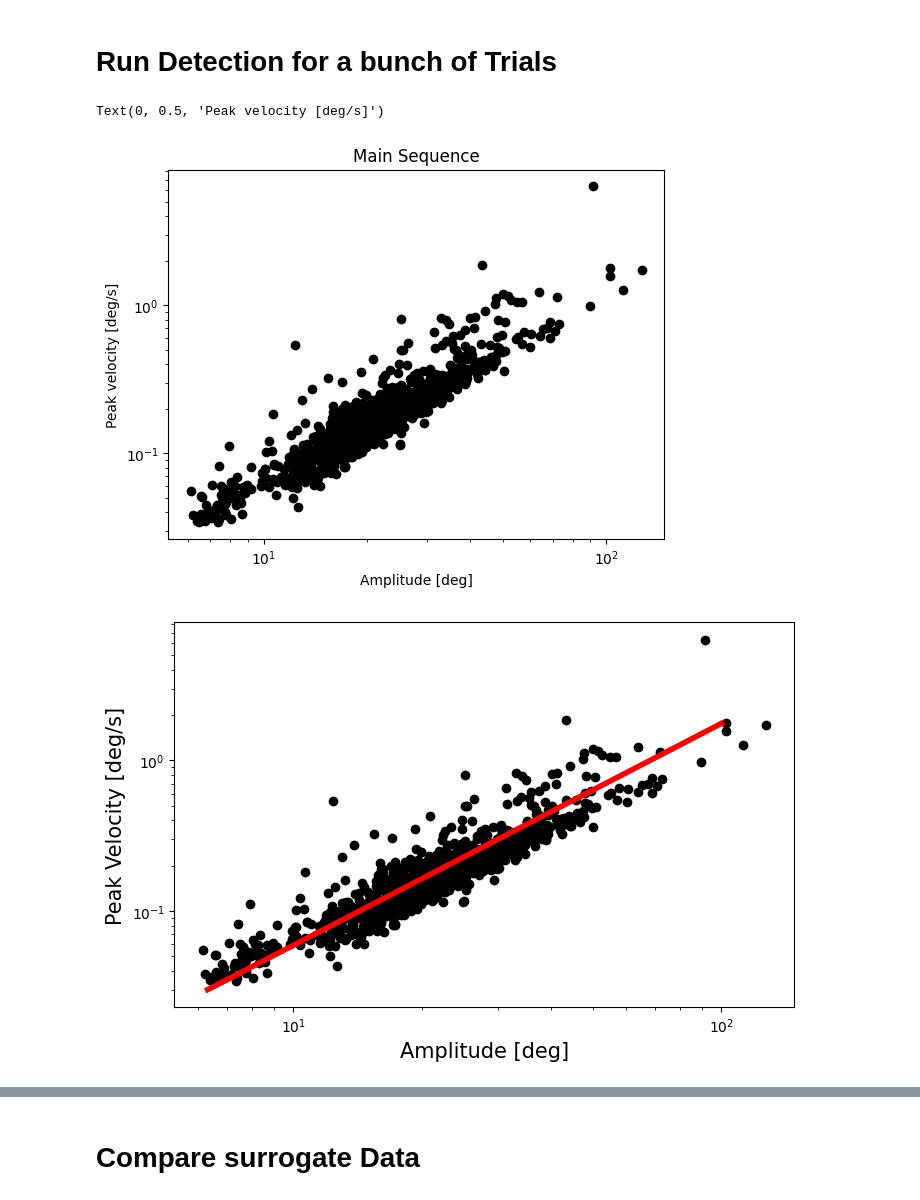
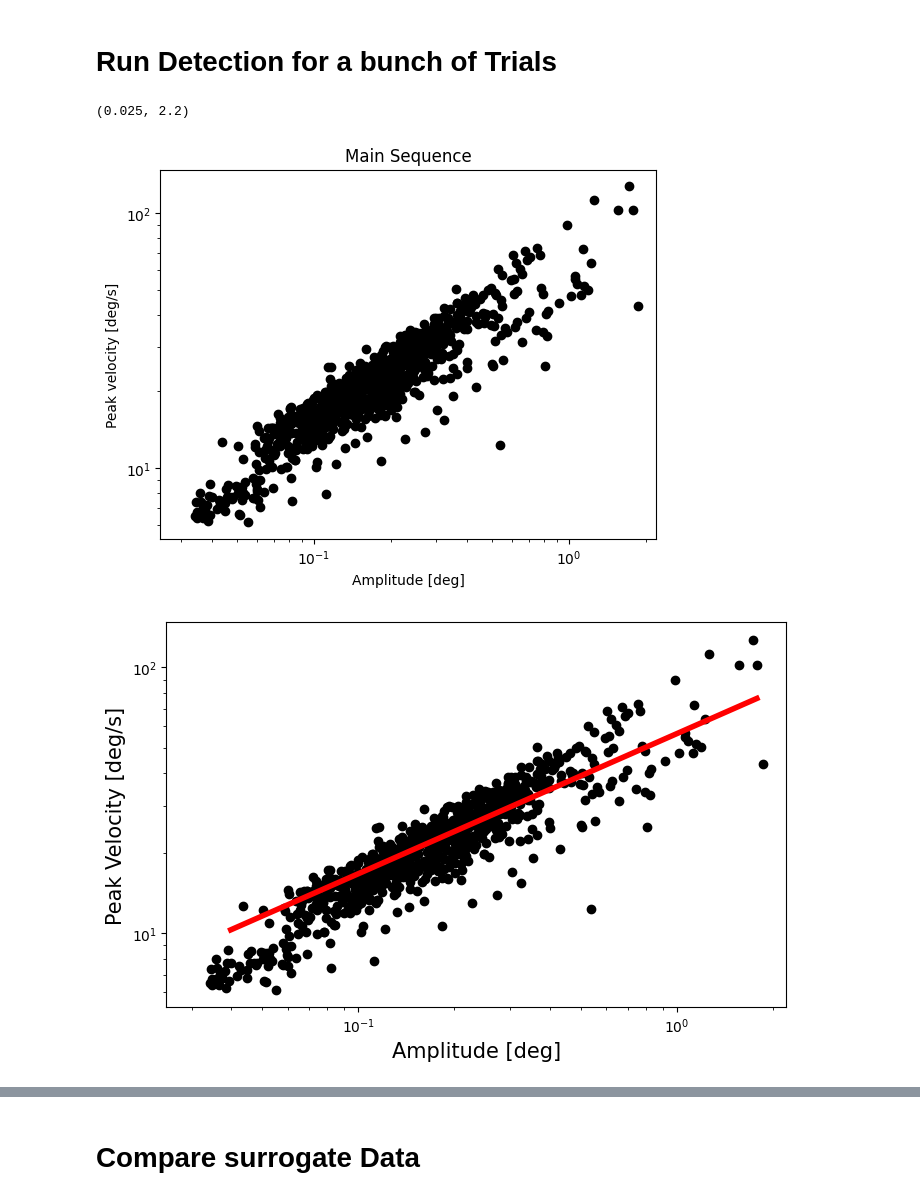
Before and after one commit to lschwetlick/EngbertMicrosaccadeToolbox, a Jupyter notebook: demo/demo.ipynb, the cells around one changed output, grey strips where cells are left out. Saved outputs shown, nothing was run; the diff lists cells and outputs as text; code cells hidden in the pictures.

Commit message:
edited\ demp\ (sacpar,\ lagdist,\ boxcount)

```diff
--- a/demo/demo.ipynb
+++ b/demo/demo.ipynb
@@ -132,8 +132,11 @@ for subj in range(1,6):
     ms_r, rad_r = microsac_detection.microsacc(right_eye)
     ms_l, rad_l = microsac_detection.microsacc(left_eye)
     bino, monol, monor = microsac_detection.binsacc(ms_r, ms_l)
+    tab = microsac_detection.sacpar(bino)
     bino = pd.DataFrame(bino, columns=["onset_l", "end_l", "peakvelocity_l", "horizontalcomponent_l", "verticalcomponent_l","horizontalamplitude_l", "verticalamplitude_l", "onset_r", "end_r", "peakvelocity_r", "horizontalcomponent_r", "verticalcomponent_r","horizontalamplitude_r", "verticalamplitude_r"])
     bino["subj"] = subj
+    bino["peakvel"] = np.array(tab)[:, 5]
+    bino["ampl"] = np.array(tab)[:, 8]
     all_list.append(bino)
 # %%
 all_df = pd.concat(all_list, axis=0, ignore_index=True)
@@ -142,15 +145,17 @@ all_df["peakvel"] = (all_df["peakvelocity_l"] + all_df["peakvelocity_r"])/2
 all_df["ampl"] = (np.sqrt(all_df["horizontalamplitude_l"]**2 + all_df["verticalamplitude_l"]**2) + np.sqrt(all_df["horizontalamplitude_r"]**2 + all_df["verticalamplitude_r"]**2))/2
 # %%
 fig, ax = plt.subplots(1,1)
-ax.scatter(all_df.peakvel, all_df.ampl, c="black")
+
+ax.scatter(all_df.ampl, all_df.peakvel, c="black")
 ax.set_xscale('log')
 ax.set_yscale('log')
 ax.set_title("Main Sequence")
 ax.set_xlabel("Amplitude [deg]")
 ax.set_ylabel("Peak velocity [deg/s]")
+ax.set_xlim(0.025,2.2)
 # %% [output]
-Text(0, 0.5, 'Peak velocity [deg/s]')
+(0.025, 2.2)
-[figure, old version]
+[figure, new version]
 # %%
 all_df_l = all_df.copy()
 all_df_l.peakvel = all_df.peakvel**10
@@ -168,7 +173,7 @@ def myExpFunc(x, a, b):
 popt, pcov = curve_fit(myExpFunc, x, y)
 # %%
 fig, ax = plt.subplots(1,1, figsize=(8,5))
-ax.scatter(all_df.peakvel, all_df.ampl, c="black")
+ax.scatter(all_df.ampl, all_df.peakvel, c="black")
 #sns.regplot(data=all_df_l, x="peakvel", y="ampl", ax = ax)
 ax.plot(newX, myExpFunc(newX, *popt), color='red', lw=4)
 #plt.plot(newX, myExpFunc(newX, *popt), 'r-',
@@ -179,9 +184,10 @@ ax.set_yscale('log')
 #ax.set_title("Main Sequence")
 ax.set_xlabel("Amplitude [deg]", fontsize=15)
 ax.set_ylabel("Peak Velocity [deg/s]", fontsize=15)
+ax.set_xlim(0.025,2.2)
 fig.savefig("mainseq.pdf")
 # %% [output]
-[figure, old version]
+[figure, new version]
 # %%
 f, ax = plt.subplots(figsize=(7, 7))
 ax.set(xscale="log", yscale="log")
```
Also changed, not shown: parts of 24 cells of this notebook, 1 other file.
